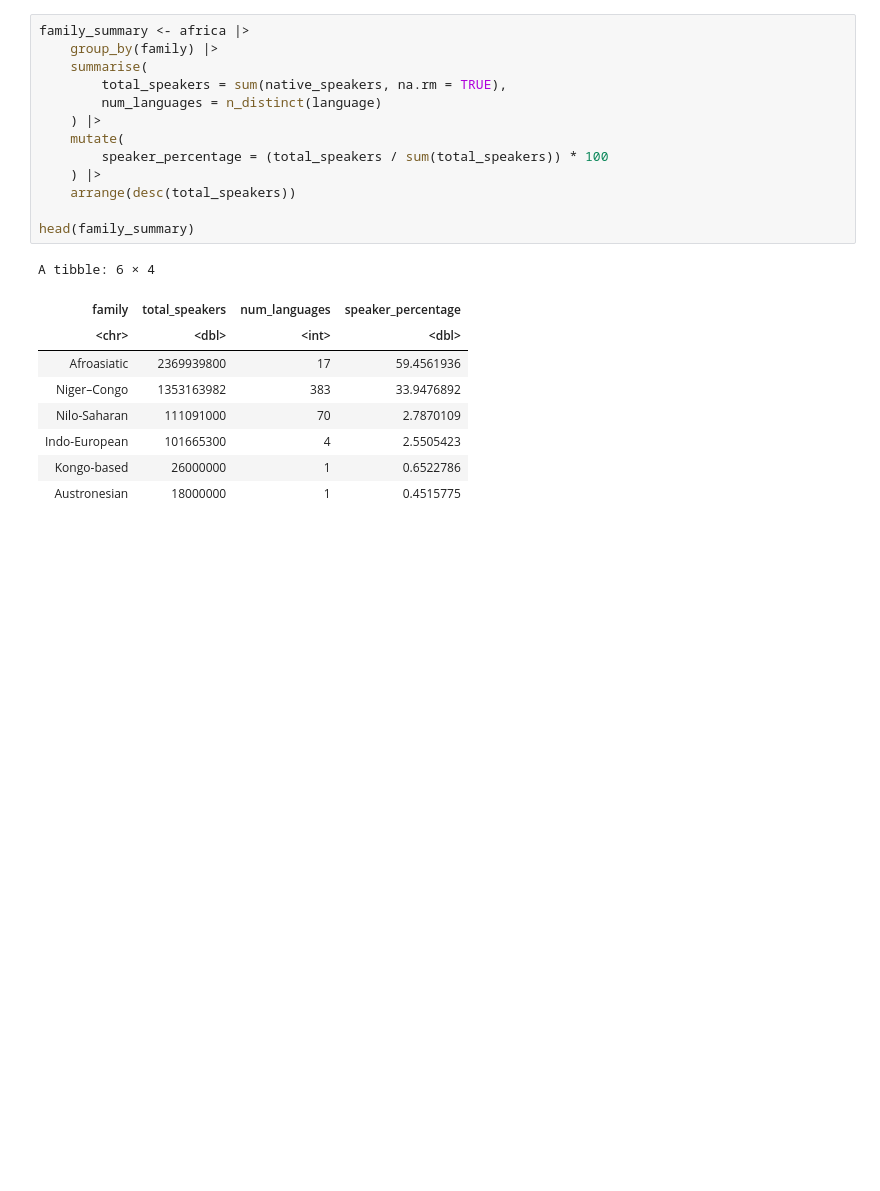
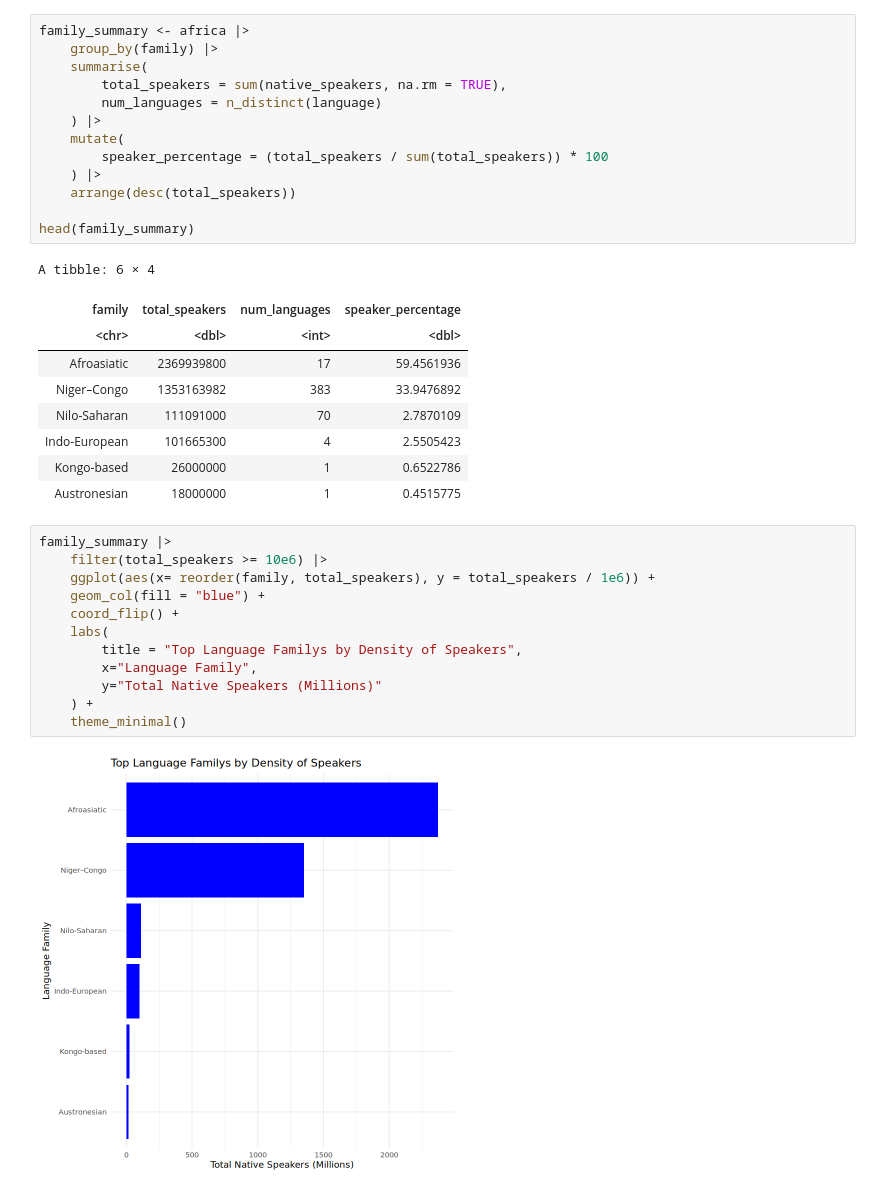
Before and after one commit to Mirandazhu02/lab10, a Jupyter notebook: language_density.ipynb, the cells around one changed output. Drawn from its saved outputs; the diff is of its cells as text; blank space fills up the shorter version.

Commit message:
add chart for language family ranked by speaker density

```diff
--- a/language_density.ipynb
+++ b/language_density.ipynb
@@ -47,3 +37,17 @@ A tibble: 6 × 4
 | Indo-European | 101665300 | 4 | 2.5505423 |
 | Kongo-based | 26000000 | 1 | 0.6522786 |
 | Austronesian | 18000000 | 1 | 0.4515775 |
+# %%
+family_summary |>
+    filter(total_speakers >= 10e6) |>
+    ggplot(aes(x= reorder(family, total_speakers), y = total_speakers / 1e6)) +
+    geom_col(fill = "blue") +
+    coord_flip() +
+    labs(
+        title = "Top Language Familys by Density of Speakers",
+        x="Language Family",
+        y="Total Native Speakers (Millions)"
+    ) +
+    theme_minimal()
+# %% [output]
+[figure, added]
```
Also changed, not shown: parts of 2 cells of this notebook, 1 other file.
